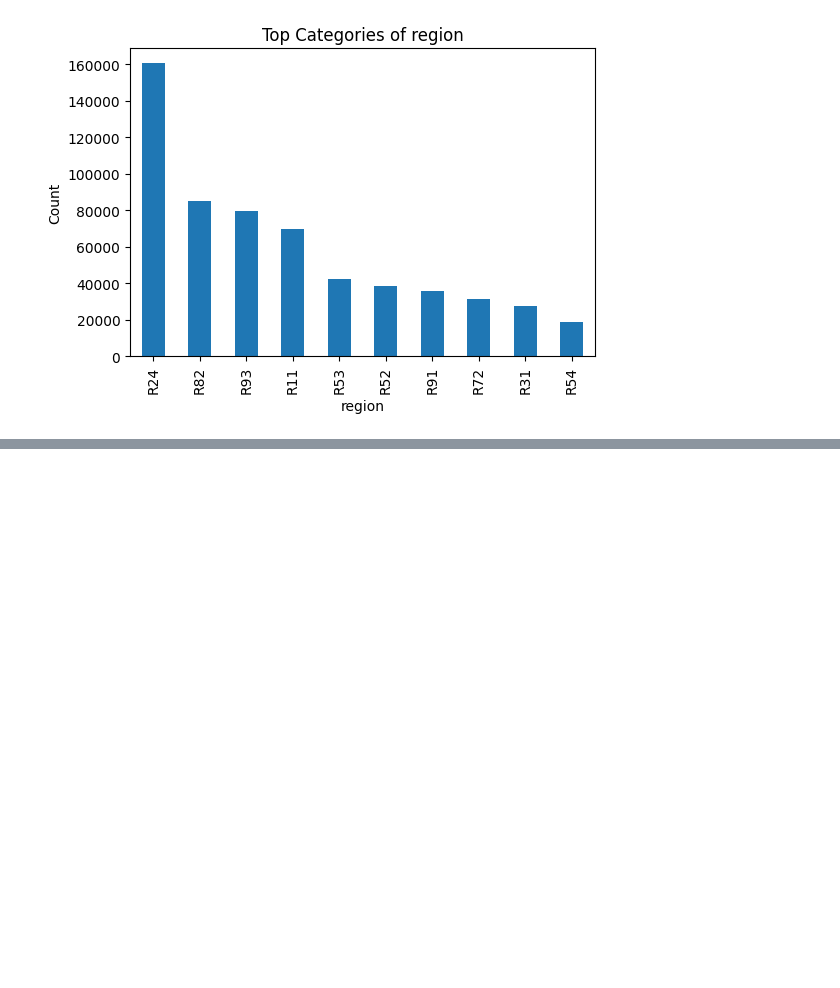
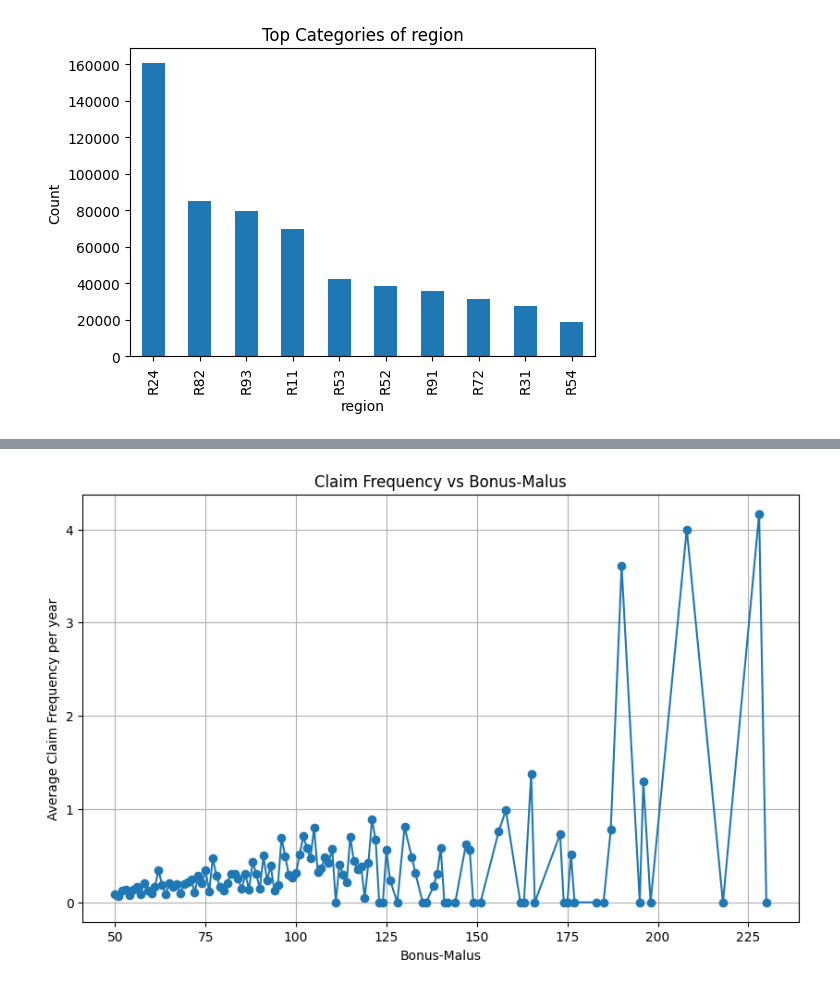
Before and after one commit to nectifurkn455/Auto-Insurance-Modelling, a Jupyter notebook: notebooks/data_cleaning_eda.ipynb, the cells around one changed output, grey strips where cells are left out. Cells and saved outputs as stored; diff of their text form; code cells hidden in the pictures; blank space fills up the shorter version.

```diff
--- a/notebooks/data_cleaning_eda.ipynb
+++ b/notebooks/data_cleaning_eda.ipynb
@@ -239,0 +239,24 @@ TkAgg
+# %%
+# Group the data by bonus malus and plot the graph to understand the relation
+# between claim frequency and bonus malus.
+# Although we have the claim_frequency column we calculate the frequency
+# as given below because we need exposure weighted frequency not the mean
+# of the frequencies.
+
+df_grouped = (
+    df.groupby('bonus_malus')
+      .apply(lambda x: x['n_claims'].sum() / x['exposure'].sum())
+      .reset_index(name='claim_frequency')
+)
+
+plt.figure(figsize=(10,6))
+plt.plot(df_grouped['bonus_malus'], df_grouped['claim_frequency'], marker='o')
+plt.xlabel('Bonus-Malus')
+plt.ylabel('Average Claim Frequency per year')
+plt.title('Claim Frequency vs Bonus-Malus')
+plt.grid(True)
+plt.show()
+
+# As expected higher bonus malus means higher frequency.
+# %% [output]
+[figure, added]
```
Also changed, not shown: parts of 19 cells of this notebook, 1 other file.
